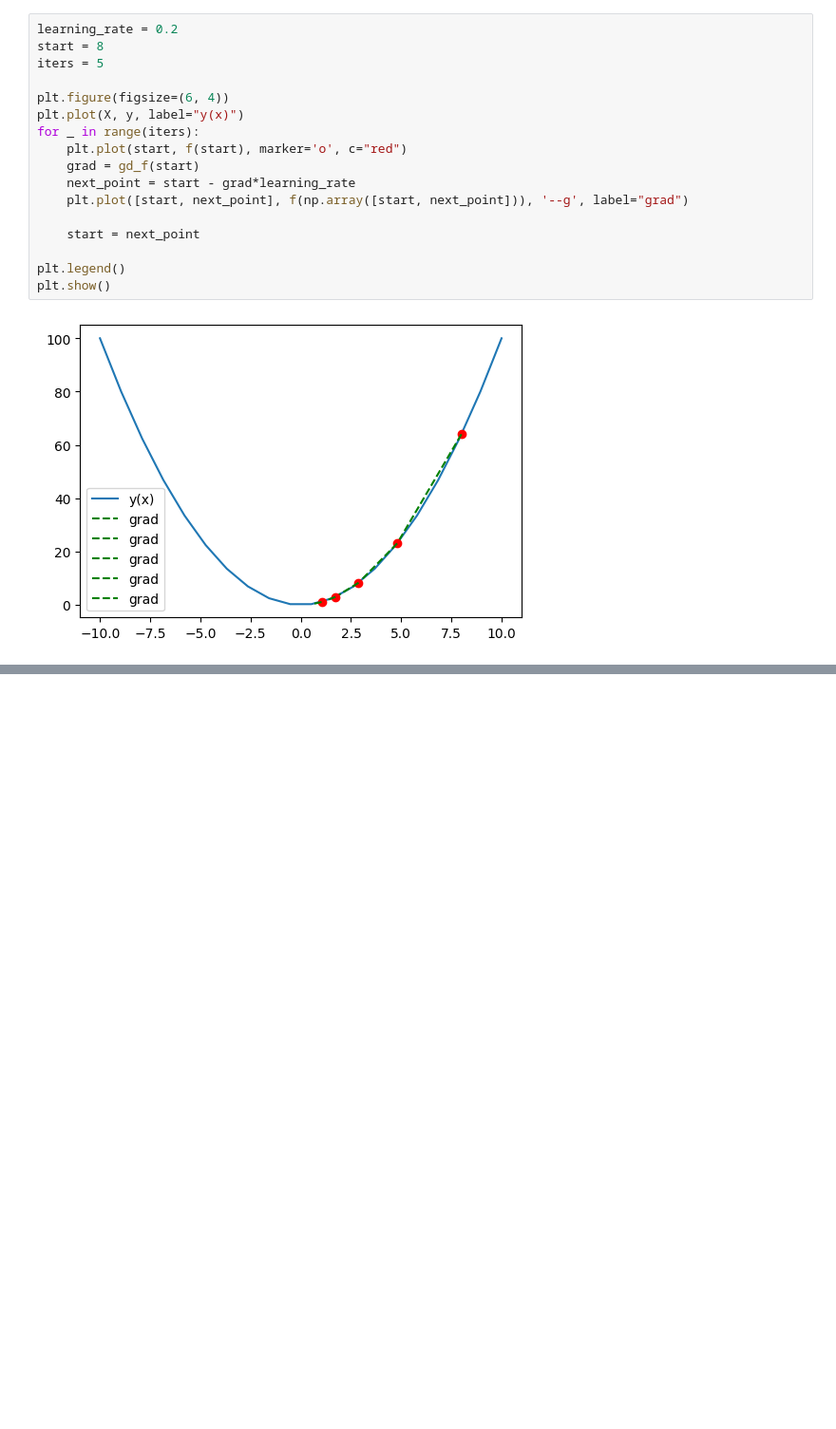
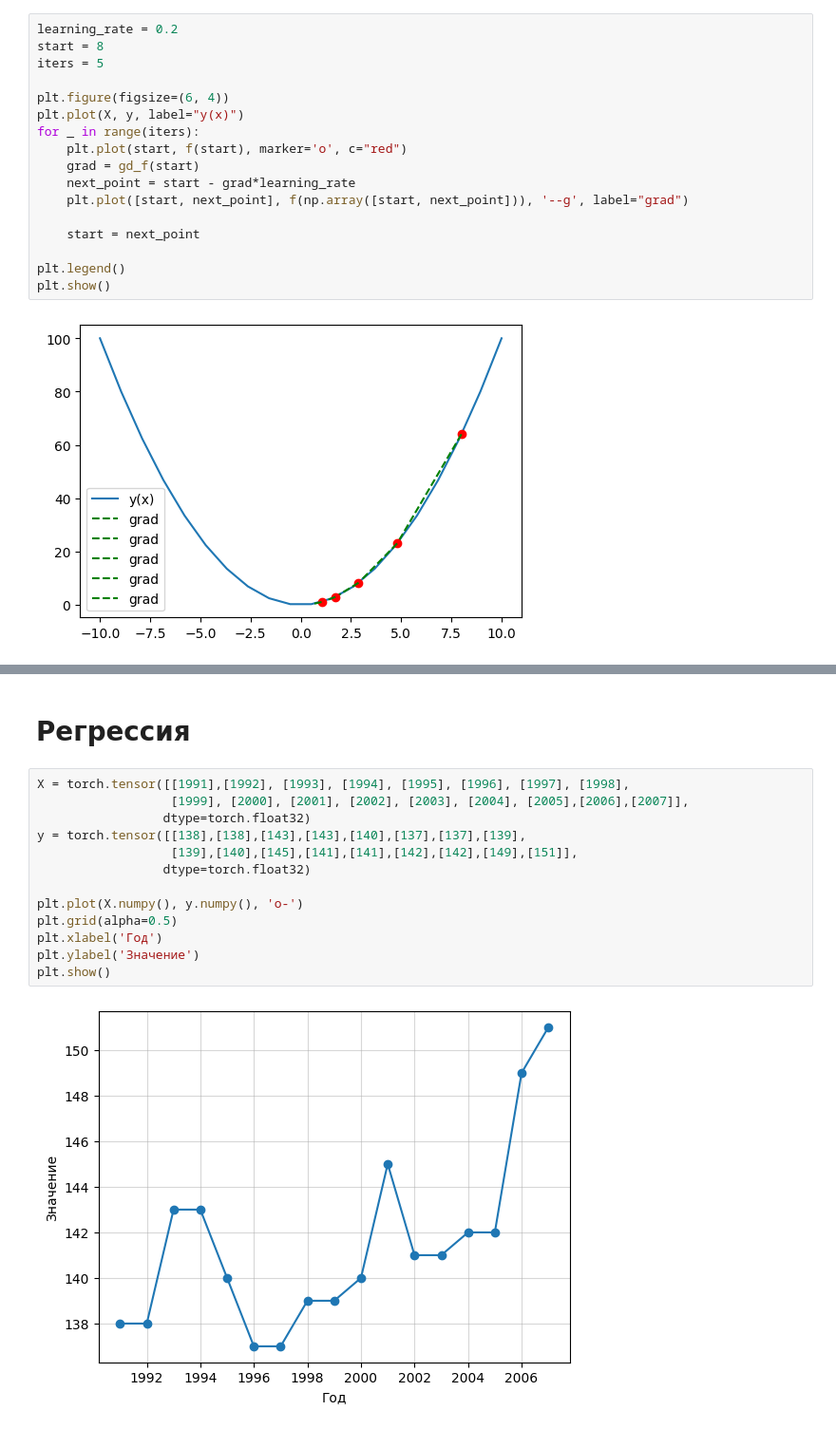
Before and after one commit to Big-Data-and-Intelligent-Systems/math, a Jupyter notebook: 05_gd.ipynb, the cells around one changed output, grey strips where cells are left out. Shown: that part at 95% size. Cells and saved outputs as stored; diff of their text form; blank space fills up the shorter version.

```diff
--- a/05_gd.ipynb
+++ b/05_gd.ipynb
@@ -139,0 +261,17 @@ plt.show()
+# %% [markdown]
+# Регрессия
+# %%
+X = torch.tensor([[1991],[1992], [1993], [1994], [1995], [1996], [1997], [1998],
+                  [1999], [2000], [2001], [2002], [2003], [2004], [2005],[2006],[2007]],
+                 dtype=torch.float32)
+y = torch.tensor([[138],[138],[143],[143],[140],[137],[137],[139],
+                  [139],[140],[145],[141],[141],[142],[142],[149],[151]],
+                 dtype=torch.float32)
+
+plt.plot(X.numpy(), y.numpy(), 'o-')
+plt.grid(alpha=0.5)
+plt.xlabel('Год')
+plt.ylabel('Значение')
+plt.show()
+# %% [output]
+[figure, added]
```
Also changed, not shown: parts of 22 cells of this notebook.
